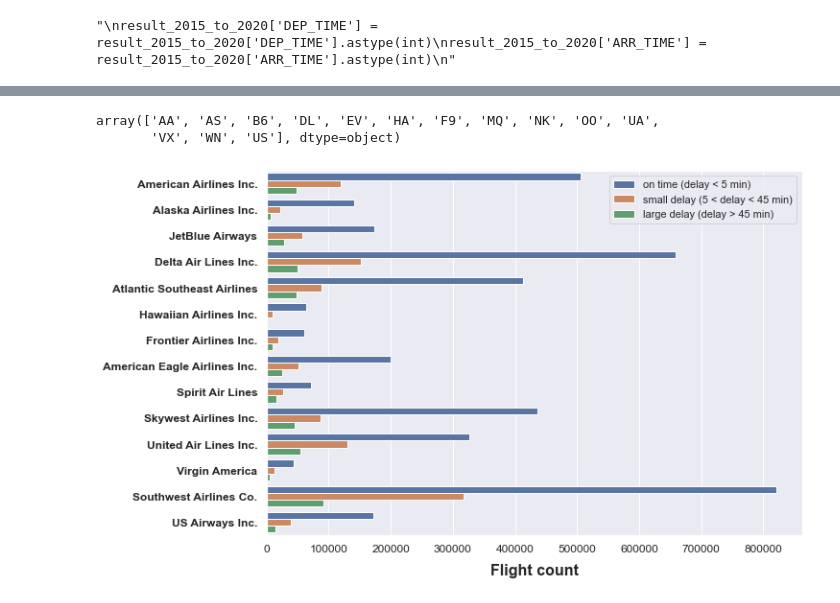
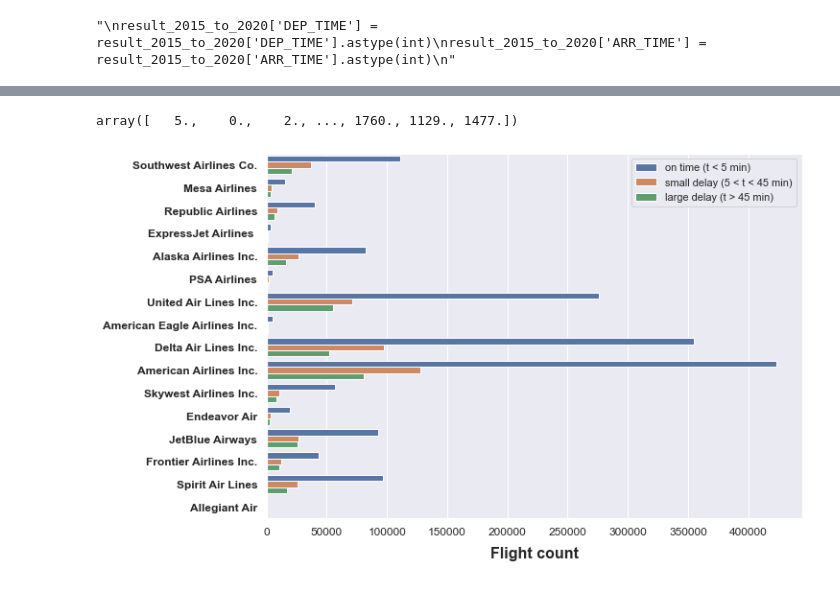
Before and after one commit to mallikarai/Predicting_Flight_Delays, a Jupyter notebook: Main.ipynb, the cells around one changed output, grey strips where cells are left out. Drawn from its saved outputs; the diff is of its cells as text; code cells hidden in the pictures.

```diff
--- a/Main.ipynb
+++ b/Main.ipynb
@@ -121,15 +170,15 @@ result_2015_to_2020 = result_2015
 # %%
 #Removing rows where arr delay is NAN
 #result_2015_to_2020.dropna('ARR_DELAY')
-result_2015_to_2020 = result_2015_to_2020[result_2015_to_2020['ARR_DELAY'].notna()]
+df = df[df['ARR_DELAY'].notna()]
 #We don't need cancelled flights in our dataset
-result_2015_to_2020 = result_2015_to_2020[result_2015_to_2020.CANCELLED !=1]
+df = df[df.CANCELLED !=1]
 #to date time
-result_2015_to_2020['FL_DATE'] = pd.to_datetime(result_2015_to_2020['FL_DATE'])
+df['FL_DATE'] = pd.to_datetime(df['FL_DATE'])
 # %%
 variables_to_remove = ['OP_UNIQUE_CARRIER','CARRIER_DELAY', 'WEATHER_DELAY', 'NAS_DELAY',
        'SECURITY_DELAY', 'LATE_AIRCRAFT_DELAY', 'Unnamed: 46','CANCELLED','DIVERTED','FLIGHTS']
-result_2015_to_2020 = result_2015_to_2020.drop(columns=variables_to_remove)
+df = df.drop(columns=variables_to_remove)
 # %%
 def format_heure(chaine):
     if pd.isnull(chaine):
@@ -166,10 +215,10 @@ def create_flight_time(df, col):
 "def combine_date_heure(x):\n    if pd.isnull(x[0]) or pd.isnull(x[1]):\n        return np.nan\n    else:\n        return datetime.datetime.combine(x[0],x[1])\n#_______________________________________ ...
 # %%
 #df['SCHEDULED_DEPARTURE'] = create_flight_time(result_2015_to_2020, 'SCHEDULED_DEPARTURE')
-result_2015_to_2020['CRS_ARR_TIME'] = result_2015_to_2020['CRS_ARR_TIME'].apply(format_heure)
-result_2015_to_2020['ARR_TIME'] = result_2015_to_2020['ARR_TIME'].apply(format_heure)
-result_2015_to_2020['CRS_DEP_TIME'] = result_2015_to_2020['CRS_DEP_TIME'].apply(format_heure)
-result_2015_to_2020['DEP_TIME'] = result_2015_to_2020['DEP_TIME'].apply(format_heure)
+df['CRS_ARR_TIME'] = df['CRS_ARR_TIME'].apply(format_heure)
+df['ARR_TIME'] = df['ARR_TIME'].apply(format_heure)
+df['CRS_DEP_TIME'] = df['CRS_DEP_TIME'].apply(format_heure)
+df['DEP_TIME'] = df['DEP_TIME'].apply(format_heure)
 # %%
 '''
 result_2015_to_2020['DEP_TIME'] = result_2015_to_2020['DEP_TIME'].astype(int)
@@ -185,33 +234,34 @@ tab_info
 |  | YEAR | QUARTER | MONTH | DAY_OF_MONTH | DAY_OF_WEEK | FL_DATE | OP_CARRIER_AIRLINE_ID | OP_CARRIER | ... |
 | column type | int64 | int64 | int64 | int64 | int64 | datetime64[ns] | int64 | object | ... |
 | null values (nb) | 0 | 0 | 0 | 0 | 0 | 0 | 0 | 0 | ... |
-# %%
-result_2015_to_2020.OP_CARRIER.unique()
-# %% [output]
-array(['AA', 'AS', 'B6', 'DL', 'EV', 'HA', 'F9', 'MQ', 'NK', 'OO', 'UA',
-       'VX', 'WN', 'US'], dtype=object)
+# %%
+df['Total_Delay'] = df.DEP_DELAY_NEW+df.ARR_DELAY_NEW
+# %%
+df.Total_Delay.unique()
+# %% [output]
+array([   5.,    0.,    2., ..., 1760., 1129., 1477.])
 # %%
 #_____________________________________________
 # Function that define how delays are grouped
 delay_type = lambda x:((0,1)[x > 5],2)[x > 45]
-result_2015_to_2020['DELAY_LEVEL'] = result_2015_to_2020['DEP_DELAY_NEW'].apply(delay_type)
+df['DELAY_LEVEL'] = df['Total_Delay'].apply(delay_type)
 #____________________________________________________
 fig = plt.figure(1, figsize=(10,7))
-ax = sns.countplot(y="OP_CARRIER", hue='DELAY_LEVEL', data=result_2015_to_2020)
+ax = sns.countplot(y="OP_CARRIER", hue='DELAY_LEVEL', data=df)
 #____________________________________________________________________________________
 # We replace the abbreviations by the full names of the companies and set the labels
 labels = [abbr_companies[item.get_text()] for item in ax.get_yticklabels()]
 ax.set_yticklabels(labels)
 plt.setp(ax.get_xticklabels(), fontsize=12, weight = 'normal', rotation = 0);
 plt.setp(ax.get_yticklabels(), fontsize=12, weight = 'bold', rotation = 0);
 ax.yaxis.label.set_visible(False)
 plt.xlabel('Flight count', fontsize=16, weight = 'bold', labelpad=10)
 #________________
 # Set the legend
 L = plt.legend()
-L.get_texts()[0].set_text('on time (delay < 5 min)')
-L.get_texts()[1].set_text('small delay (5 < delay < 45 min)')
-L.get_texts()[2].set_text('large delay (delay > 45 min)')
+L.get_texts()[0].set_text('on time (t < 5 min)')
+L.get_texts()[1].set_text('small delay (5 < t < 45 min)')
+L.get_texts()[2].set_text('large delay (t > 45 min)')
 plt.show()
 # %% [output]
-[figure, old version]
+[figure, new version]
```
Also changed, not shown: parts of 22 cells of this notebook, 1 other file.
